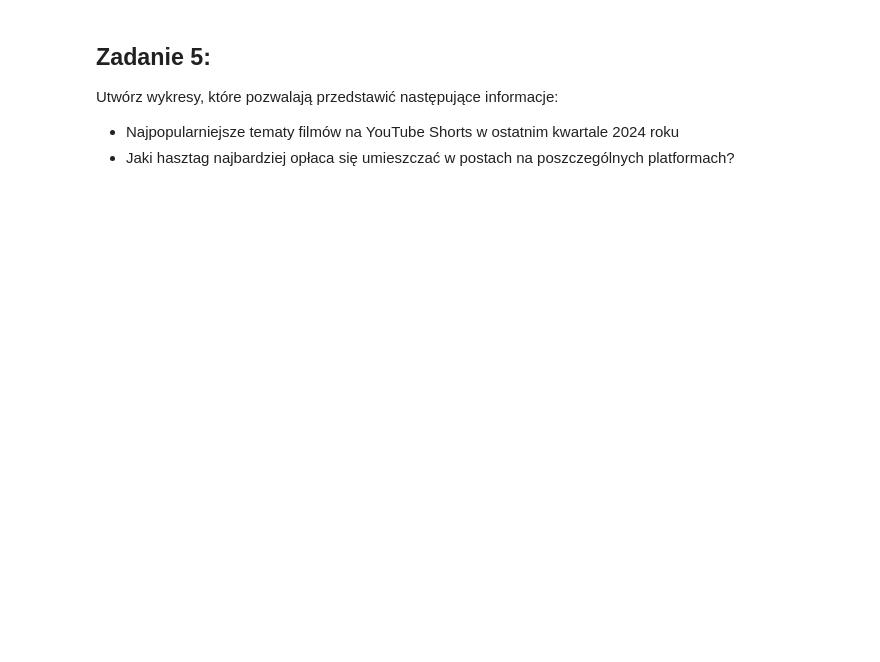
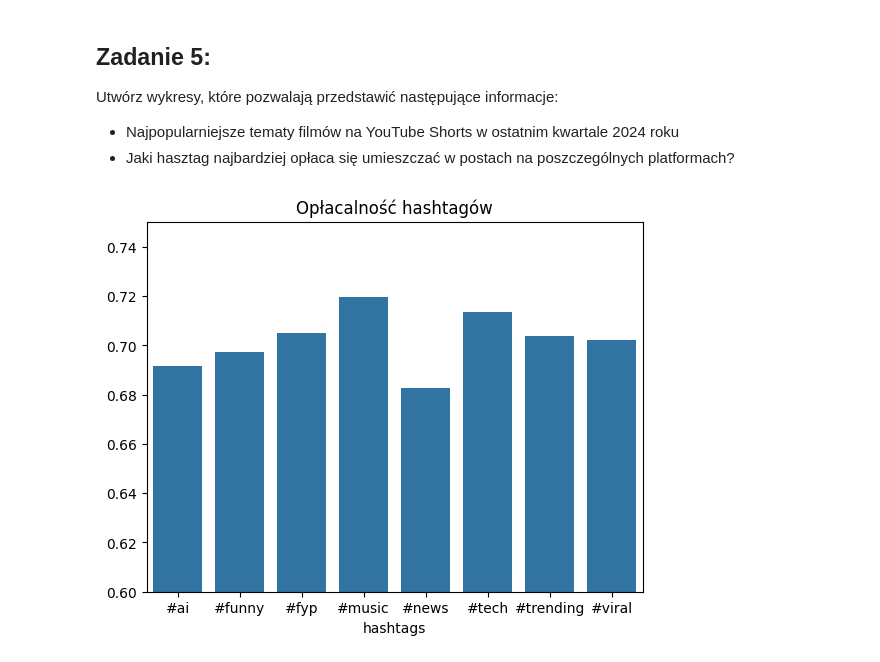
Before and after one commit to Zajecia-na-PWr-LR/lista-1-Oliwier2903, a Jupyter notebook: UczenieMaszynowe_25_26_Lista1.ipynb, the cells around one changed output. Drawn from its saved outputs; the diff is of its cells as text; code cells hidden in the pictures; blank space fills up the shorter version.

```diff
--- a/UczenieMaszynowe_25_26_Lista1.ipynb
+++ b/UczenieMaszynowe_25_26_Lista1.ipynb
@@ -188,3 +183,27 @@ Passing `palette` without assigning `hue` is deprecated and will be removed in v
 Utwórz wykresy, które pozwalają przedstawić następujące informacje:
 - Najpopularniejsze tematy filmów na YouTube Shorts w ostatnim kwartale 2024 roku
 - Jaki hasztag najbardziej opłaca się umieszczać w  postach na poszczególnych platformach?
+# %%
+df = pd.read_csv("/content/data/social_media_viral_content_dataset.csv", sep=",")
+
+cf = df[(df["post_datetime"] >= "2024-10-1 00:00:00")].copy()
+cf = cf.groupby("topic")["is_viral"].mean()
+
+sns.barplot(x=cf.index, y=cf.values)
+plt.title("Popularność wśród tematów")
+plt.ylim(0.6, 0.75)
+plt.savefig("viral_by_topic.png", dpi=150)
+
+
+cf = df[["hashtags", "is_viral"]].copy()
+cf['hashtags'] = cf['hashtags'].str.split(' ')
+cf_explode = cf.explode('hashtags').reset_index(drop=True)
+cf_explode = cf_explode.groupby("hashtags")["is_viral"].mean()
+
+plt.clf()
+sns.barplot(x=cf_explode.index, y=cf_explode.values)
+plt.title("Opłacalność hashtagów")
+plt.ylim(0.6, 0.75)
+plt.savefig("viral_by_hashtag.png", dpi=150)
+# %% [output]
+[figure, added]
```
Also changed, not shown: parts of 4 cells of this notebook.
